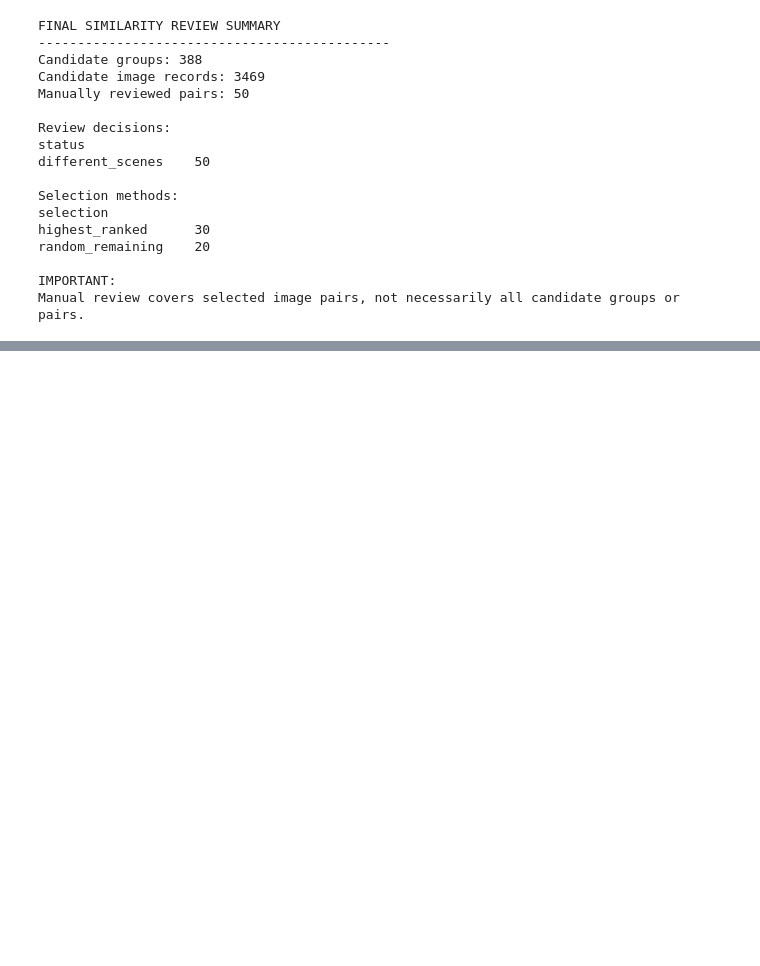
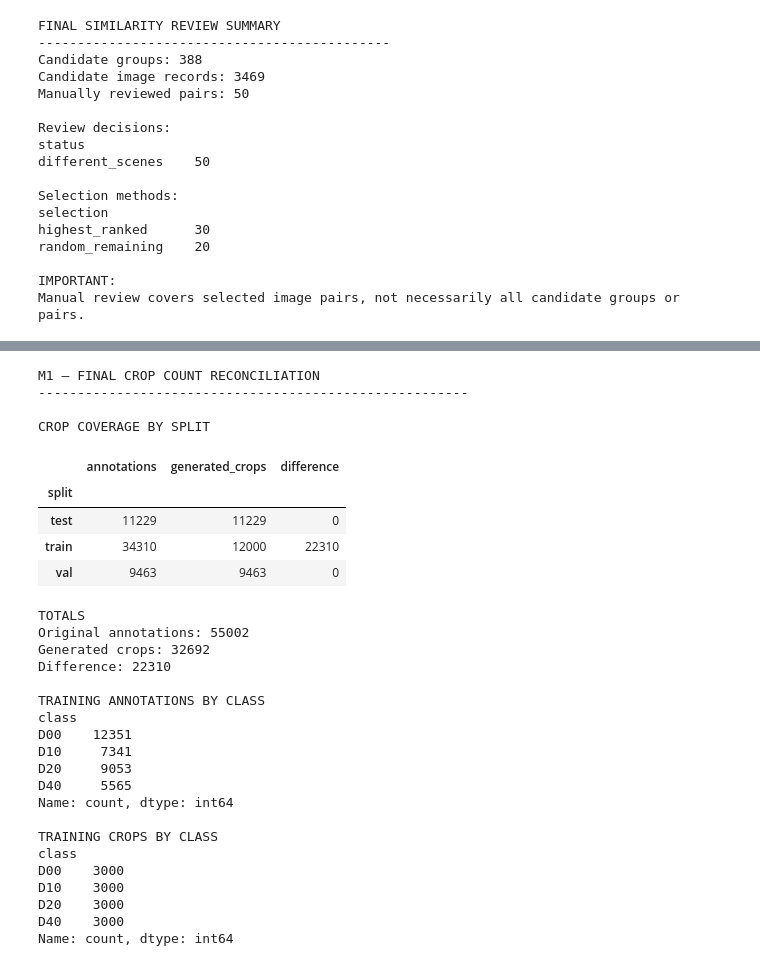
Before and after one commit to abdulmajeedalosaimi/road-damage-detection, a Jupyter notebook: notebooks/M1_Preprocessing_Overview.ipynb, the cells around one changed output, grey strips where cells are left out. Cells and saved outputs as stored; diff of their text form; code cells hidden in the pictures; blank space fills up the shorter version.

```diff
--- a/notebooks/M1_Preprocessing_Overview.ipynb
+++ b/notebooks/M1_Preprocessing_Overview.ipynb
@@ -839,0 +1823,71 @@ Manual review covers selected image pairs, not necessarily all candidate groups
+# %%
+
+import pandas as pd
+
+print("M1 — FINAL CROP COUNT RECONCILIATION")
+print("-" * 55)
+
+original = annotations_df.groupby("split").size()
+generated = classification_df.groupby("split").size()
+
+comparison = pd.DataFrame({
+    "annotations": original,
+    "generated_crops": generated
+}).fillna(0).astype(int)
+
+comparison["difference"] = (
+    comparison["annotations"] -
+    comparison["generated_crops"]
+)
+
+print("\nCROP COVERAGE BY SPLIT")
+display(comparison)
+
+print("\nTOTALS")
+print("Original annotations:", len(annotations_df))
+print("Generated crops:", len(classification_df))
+print("Difference:", len(annotations_df) - len(classification_df))
+
+print("\nTRAINING ANNOTATIONS BY CLASS")
+print(
+    annotations_df[
+        annotations_df["split"] == "train"
+    ]["class"].value_counts().sort_index()
+)
+
+print("\nTRAINING CROPS BY CLASS")
+print(
+    classification_df[
+        classification_df["split"] == "train"
+    ]["class"].value_counts().sort_index()
+)
+# %% [output]
+M1 — FINAL CROP COUNT RECONCILIATION
+-------------------------------------------------------
+
+CROP COVERAGE BY SPLIT
+|  | annotations | generated_crops | difference |
+| split |  |  |  |
+| test | 11229 | 11229 | 0 |
+| train | 34310 | 12000 | 22310 |
+| val | 9463 | 9463 | 0 |
+TOTALS
+Original annotations: 55002
+Generated crops: 32692
+Difference: 22310
+
+TRAINING ANNOTATIONS BY CLASS
+class
+D00    12351
+D10     7341
+D20     9053
+D40     5565
+Name: count, dtype: int64
+
+TRAINING CROPS BY CLASS
+class
+D00    3000
+D10    3000
+D20    3000
+D40    3000
+Name: count, dtype: int64
```
Also changed, not shown: parts of 23 cells of this notebook, 1 other file.
